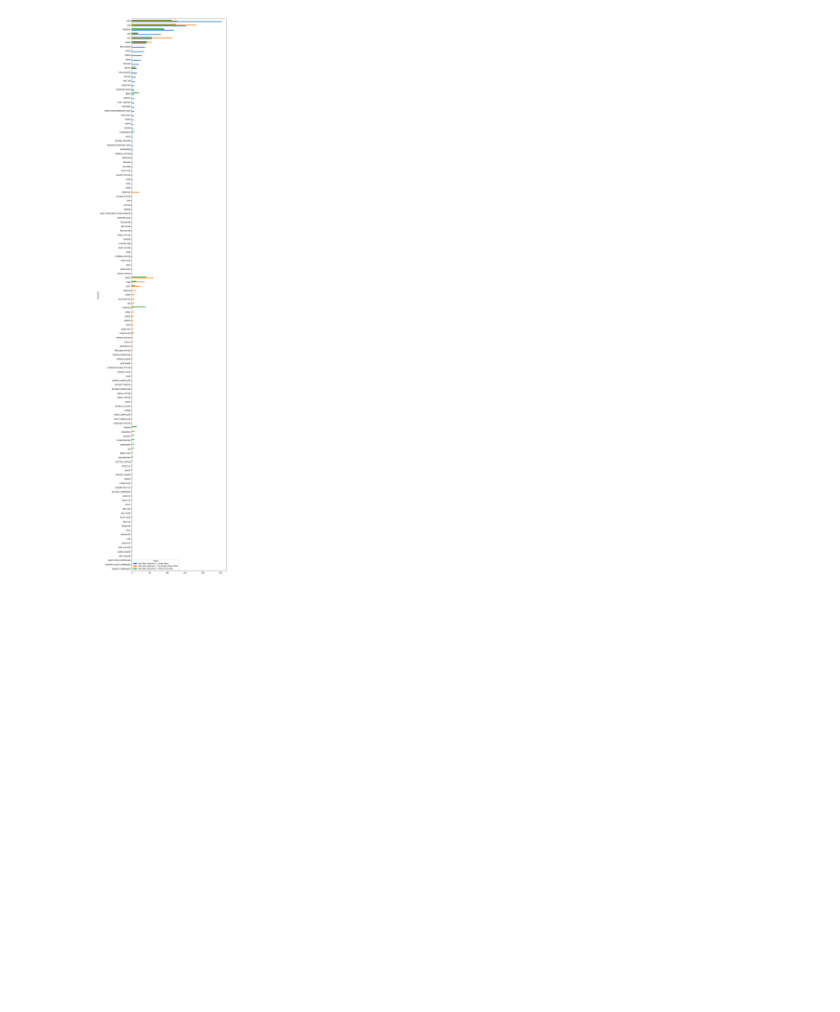
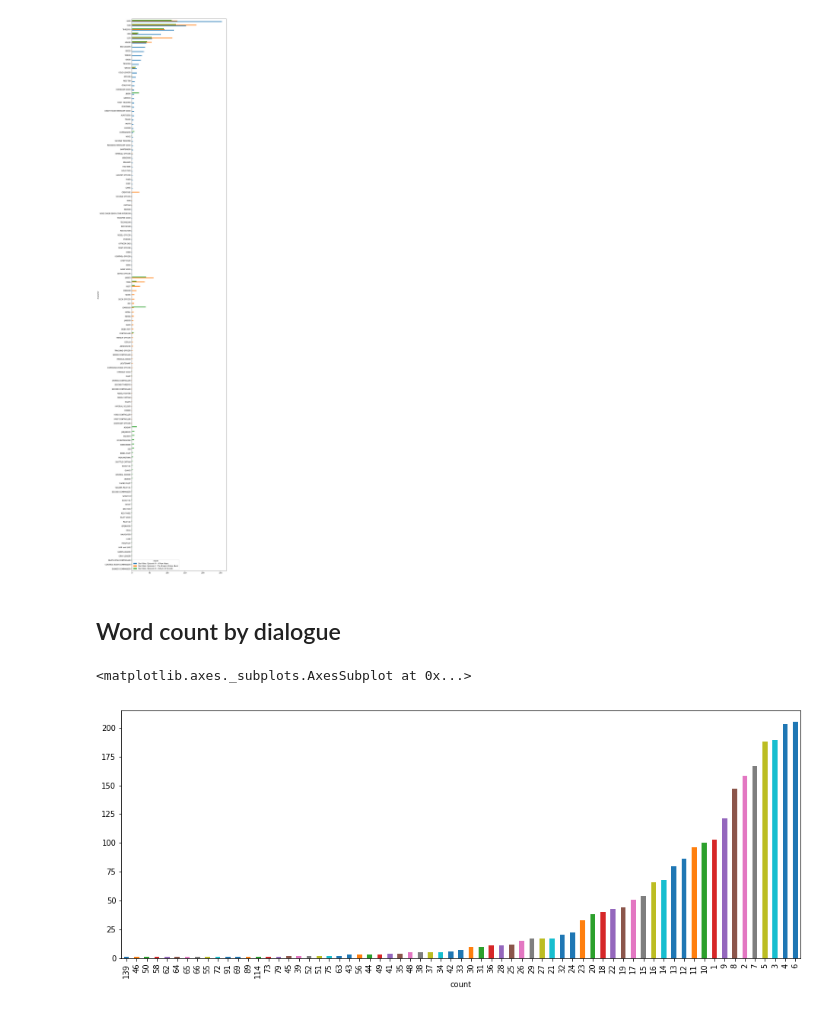
Before and after one commit to leotok/starwars-text-mining, a Jupyter notebook: script-analysis.ipynb, the cells around one changed output. Cells and saved outputs as stored; diff of their text form; code cells hidden in the pictures; blank space fills up the shorter version.

```diff
--- a/script-analysis.ipynb
+++ b/script-analysis.ipynb
@@ -96,3 +94,25 @@ character_dialogue_count.sort_values(by=[SW_EP4,SW_EP5,SW_EP6], ascending=True).
 # %% [output]
 <matplotlib.axes._subplots.AxesSubplot at 0x...>
 [figure]
+# %% [markdown]
+## Word count by dialogue
+# %%
+import string
+import nltk
+
+def clean(x):
+    return [s for s in nltk.word_tokenize(x) if s not in set(string.punctuation)]
+
+tokenized = trilogy['dialogue'].apply(clean)
+
+wordCount = []
+i = 0
+for token in tokenized:
+    wordCount.append(len(token))
+trilogy['count'] = wordCount
+
+trilogy_word_count = trilogy.groupby(['count']).size()
+trilogy_word_count.sort_values().plot.bar(figsize=(16,6))
+# %% [output]
+<matplotlib.axes._subplots.AxesSubplot at 0x...>
+[figure, added]
```
Also changed, not shown: parts of 6 cells of this notebook.
